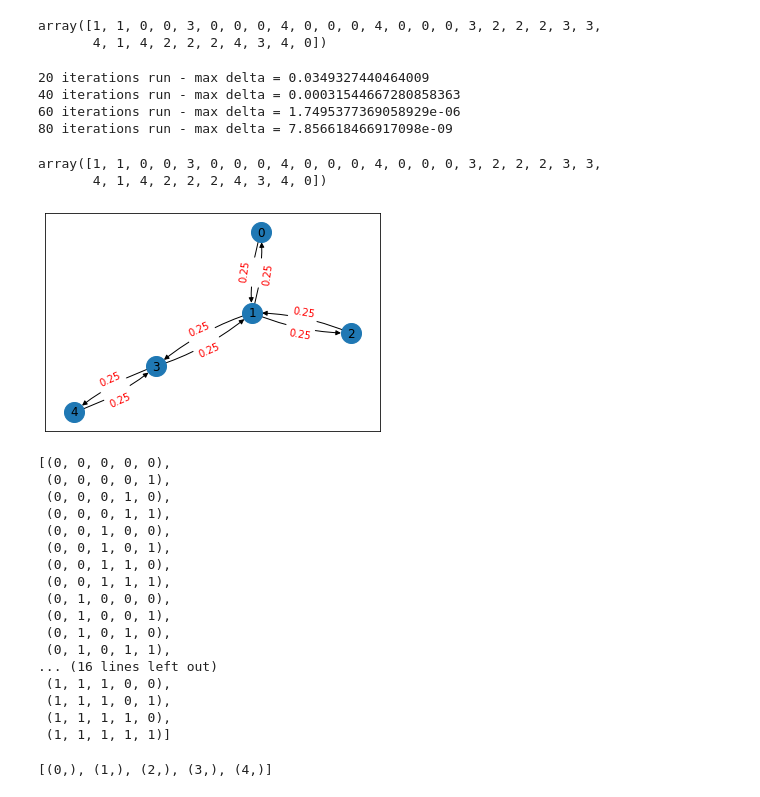
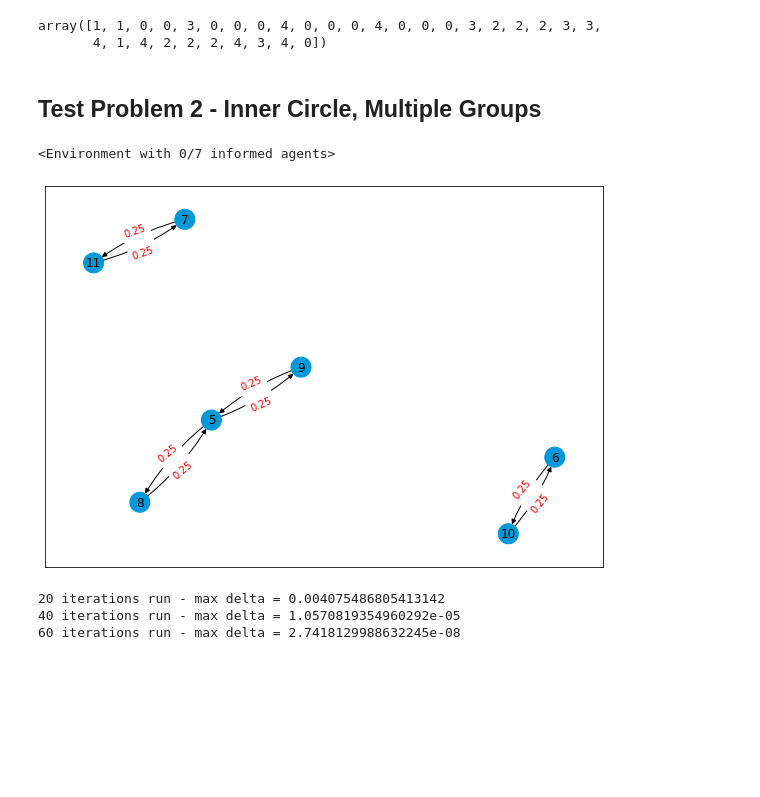
Before and after one commit to gpestre/CS182-final-project, a Jupyter notebook: notebooks/mdp_example.ipynb, the cells around one changed output. Cells and saved outputs as stored; diff of their text form; code cells hidden in the pictures; blank space fills up the shorter version.

```diff
--- a/notebooks/mdp_example.ipynb
+++ b/notebooks/mdp_example.ipynb
@@ -162,5 +68,41 @@ def policy_iteration(env, policy, values, rewards, gamma = 0.85, epsilon=0.01):
+# %% [markdown]
+## Test Problem 2 - Inner Circle, Multiple Groups
+# %%
+agents = [
+    Agent(receptivity=0.5,persuasiveness=0.5),
+    Agent(receptivity=0.5,persuasiveness=0.5),
+    Agent(receptivity=0.5,persuasiveness=0.5),
+    Agent(receptivity=0.5,persuasiveness=0.5),
+    Agent(receptivity=0.5,persuasiveness=0.5),
+    Agent(receptivity=0.5,persuasiveness=0.5),
+    Agent(receptivity=0.5,persuasiveness=0.5)
+]
+
+# Add some connections (only use inner circle):
+agents[0].inner_circle.extend([agents[3].id, agents[4].id])
+agents[3].inner_circle.append(agents[0].id)
+agents[4].inner_circle.append(agents[0].id)
+
+agents[1].inner_circle.extend([agents[5].id])
+agents[5].inner_circle.append(agents[1].id)
+
+agents[2].inner_circle.extend([agents[6].id])
+agents[6].inner_circle.append(agents[2].id)
+
+# - REMINDER - Do we want to have connections automatically propagate both ways when specified?
+
+# Build simulation environment:
+env = Environment(agents, seed=182)
+print(env)
+# %% [output]
+<Environment with 0/7 informed agents>
+# %%
+env.plot_network_graph(figsize=(10,7))
+# %% [output]
+[figure, added]
 # %%
-# Implement policy iteration algorithm
+env.update_transition_matrix(intervention_n=1)
+
 
 # Initialize a policy and MDP problem setup
 initial_policy = np.zeros(len(env.state_space), dtype=int)
@@ -169,40 +111,6 @@ values = initialize_values(env.state_space)
 
 optimal_policy = policy_iteration(env, initial_policy, values, rewards, gamma = 0.99, epsilon=1e-8)
 # %% [output]
-20 iterations run - max delta = 0.0349327440464009
-40 iterations run - max delta = 0.00031544667280858363
-60 iterations run - max delta = 1.7495377369058929e-06
-80 iterations run - max delta = 7.856618466917098e-09
+20 iterations run - max delta = 0.004075486805413142
+40 iterations run - max delta = 1.0570819354960292e-05
+60 iterations run - max delta = 2.7418129988632245e-08
-# %%
-optimal_policy
-# %% [output]
-array([1, 1, 0, 0, 3, 0, 0, 0, 4, 0, 0, 0, 4, 0, 0, 0, 3, 2, 2, 2, 3, 3,
-       4, 1, 4, 2, 2, 2, 4, 3, 4, 0])
-# %%
-env.plot_network_graph()
-# %% [output]
-[figure, removed]
-# %%
-env.state_space
-# %% [output]
-[(0, 0, 0, 0, 0),
- (0, 0, 0, 0, 1),
- (0, 0, 0, 1, 0),
- (0, 0, 0, 1, 1),
- (0, 0, 1, 0, 0),
- (0, 0, 1, 0, 1),
- (0, 0, 1, 1, 0),
- (0, 0, 1, 1, 1),
- (0, 1, 0, 0, 0),
- (0, 1, 0, 0, 1),
- (0, 1, 0, 1, 0),
- (0, 1, 0, 1, 1),
-... (16 lines left out)
- (1, 1, 1, 0, 0),
- (1, 1, 1, 0, 1),
- (1, 1, 1, 1, 0),
- (1, 1, 1, 1, 1)]
-# %%
-env.action_space
-# %% [output]
-[(0,), (1,), (2,), (3,), (4,)]
```
Also changed, not shown: parts of 8 cells of this notebook, 1 other file.
